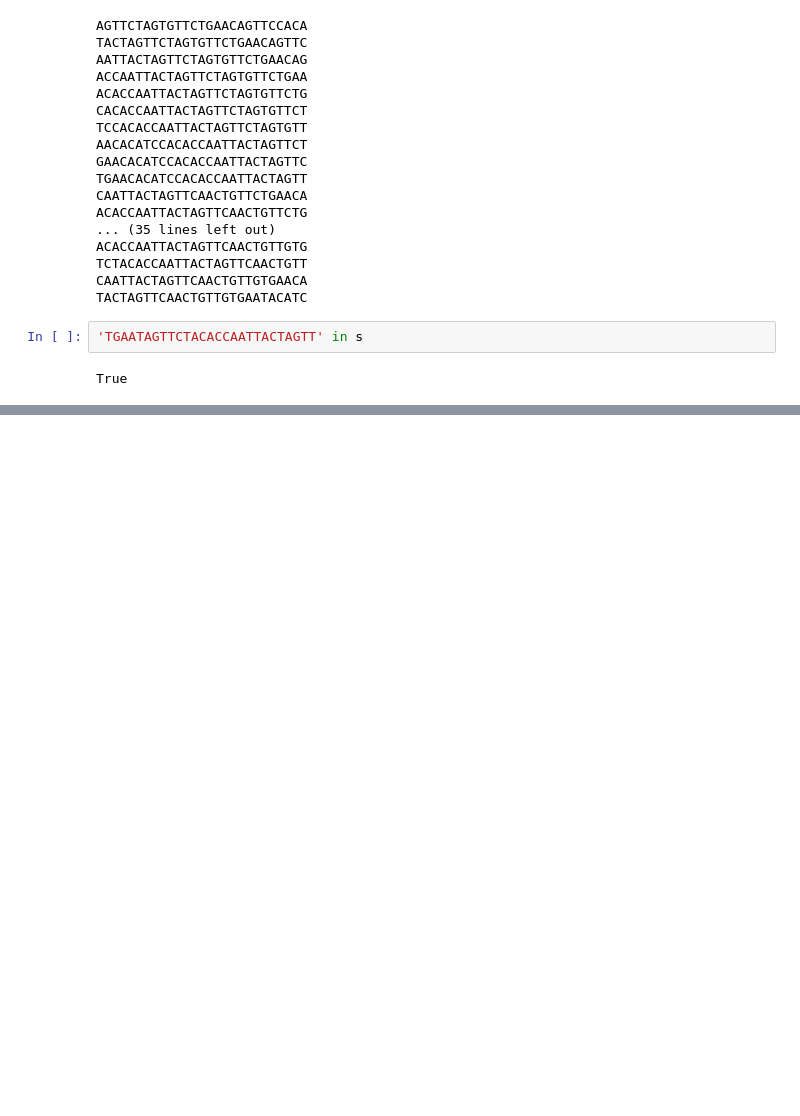
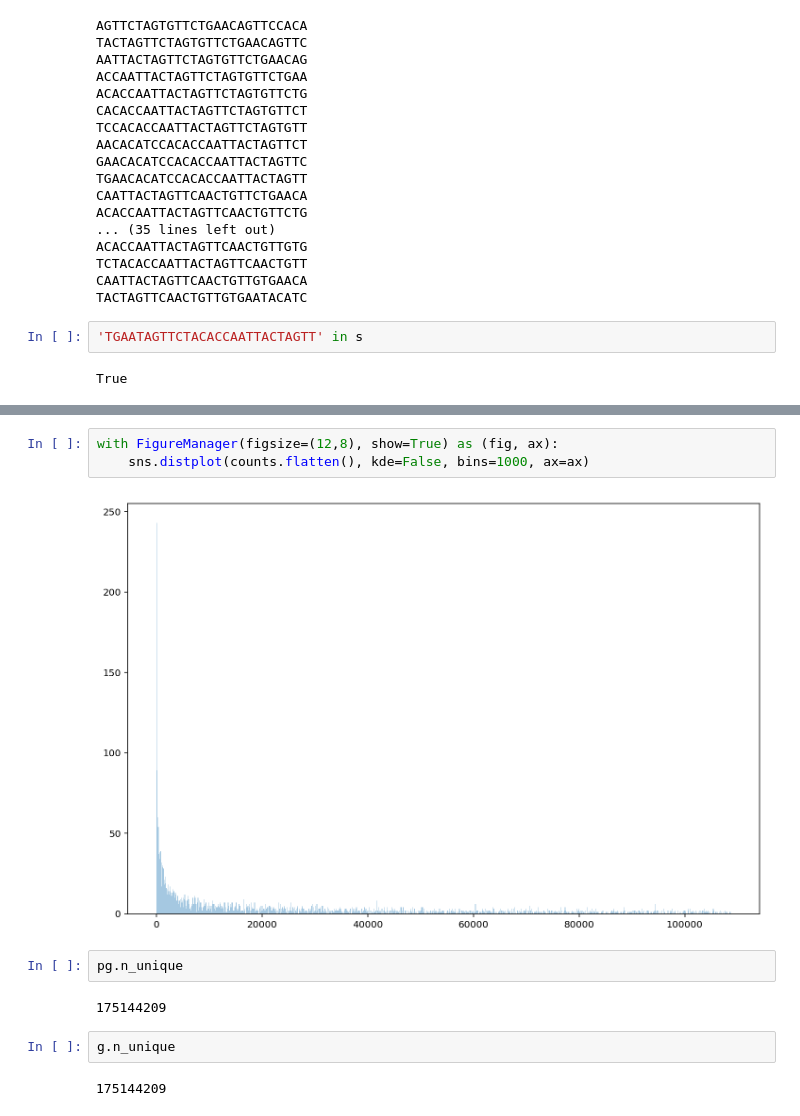
Before and after one commit to camillescott/debruijnal-enhance-o-tron, a Jupyter notebook: notebooks/dbggen.ipynb, the cells around one changed output, grey strips where cells are left out. Cells and saved outputs as stored; diff of their text form; blank space fills up the shorter version.

```diff
--- a/notebooks/dbggen.ipynb
+++ b/notebooks/dbggen.ipynb
@@ -816,0 +940,13 @@ for kmer in G.kmers(s):
+# %%
+with FigureManager(figsize=(12,8), show=True) as (fig, ax):
+    sns.distplot(counts.flatten(), kde=False, bins=1000, ax=ax)
+# %% [output]
+[figure, added]
+# %%
+pg.n_unique
+# %% [output]
+175144209
+# %%
+g.n_unique
+# %% [output]
+175144209
```
Also changed, not shown: parts of 36 cells of this notebook, 1 other file.
